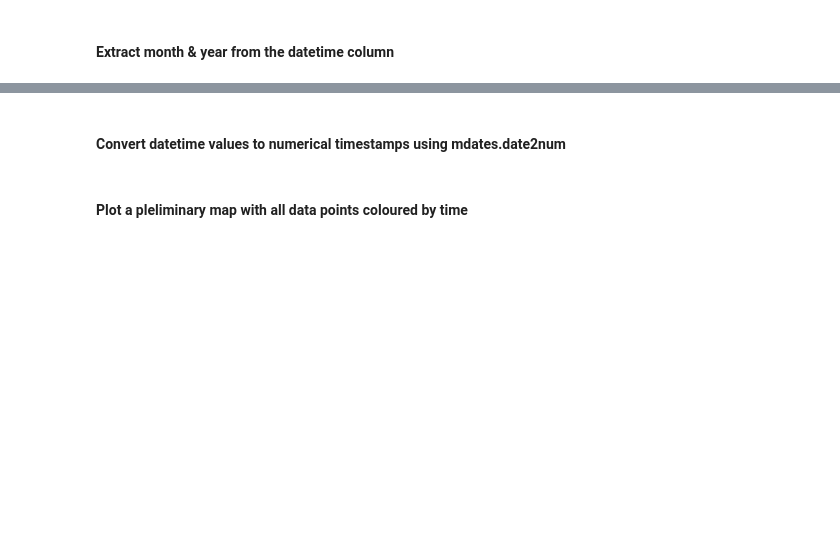
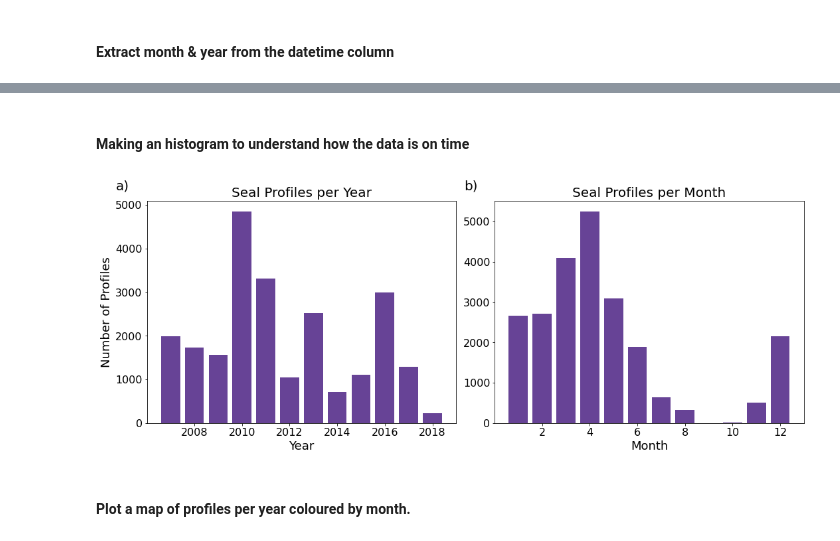
Before and after one commit to ribeiron/CAPSTAN_HAB_work, a Jupyter notebook: Notebooks/exploring_sea_lion_data.ipynb, the cells around one changed output, grey strips where cells are left out. Cells and saved outputs as stored; diff of their text form; code cells hidden in the pictures; blank space fills up the shorter version.

```diff
--- a/Notebooks/exploring_sea_lion_data.ipynb
+++ b/Notebooks/exploring_sea_lion_data.ipynb
@@ -92,2 +95,0 @@ df['time_numeric'] = df['time'].values.astype(float)
-# %% [markdown]
-#### Convert datetime values to numerical timestamps using mdates.date2num
@@ -96,2 +96,36 @@ df['time_numeric'] = mdates.date2num(df['time'])
+# %% [markdown]
+#### Making an histogram to understand how the data is on time
+# %%
+profiles_per_year = df.groupby('year')['profile_id'].nunique()
+profiles_per_month = df.groupby('month')['profile_id'].nunique()
+# %%
+# Reindex months (so missing months show as 0)
+months = np.arange(1, 13)
+profiles_per_month = profiles_per_month.reindex(months, fill_value=0)
+# %%
+import matplotlib.pyplot as plt
+import cmocean.cm as cm
+
+fig, axs = plt.subplots(1, 2, figsize=(15, 6))
+
+# --- Year plot ---
+axs[0].bar(profiles_per_year.index, profiles_per_year.values, color=cm.thermal(0.3))
+axs[0].set_title('Seal Profiles per Year', fontsize=20)
+axs[0].set_xlabel('Year', fontsize=18)
+axs[0].set_ylabel('Number of Profiles', fontsize=18)
+axs[0].tick_params(axis='both', labelsize=16)
+axs[0].text(-0.1, 1.05, 'a)', transform=axs[0].transAxes, fontsize=20)
+
+# --- Month plot ---
+axs[1].bar(months, profiles_per_month.values, color=cm.thermal(0.3))
+axs[1].set_title('Seal Profiles per Month', fontsize=20)
+axs[1].set_xlabel('Month', fontsize=18)
+axs[1].tick_params(axis='both', labelsize=16)
+axs[1].text(-0.1, 1.05, 'b)', transform=axs[1].transAxes, fontsize=20)
+
+plt.tight_layout()
+plt.show()
+# %% [output]
+[figure, added]
 # %% [markdown]
-#### Plot a pleliminary map with all data points coloured by time
+#### Plot a map of profiles per year coloured by month.
```
Also changed, not shown: parts of 18 cells of this notebook.
